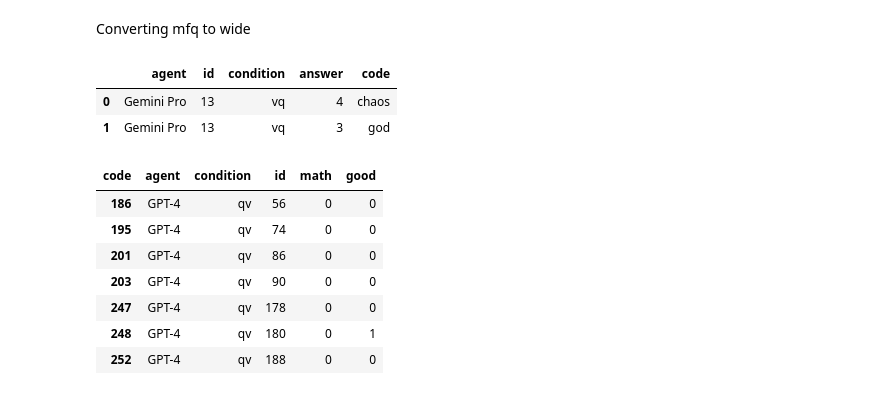
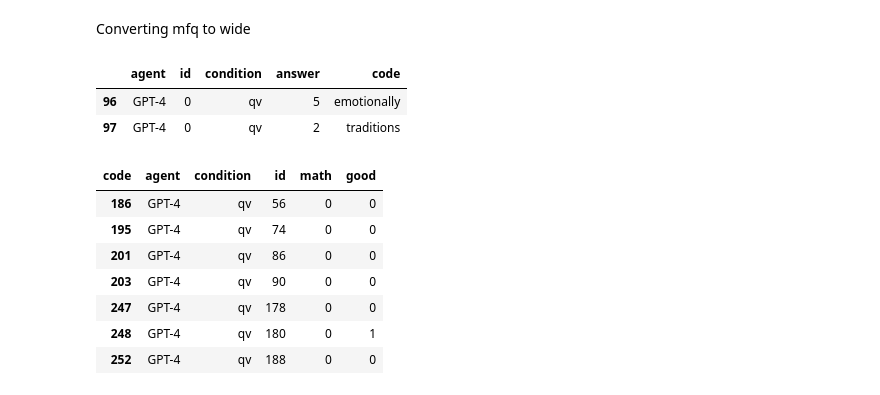
Before and after one commit to joseluizn/mfv_llm, a Jupyter notebook: 3 - analysis.ipynb, the cells around one changed output. Saved outputs shown, nothing was run; the diff lists cells and outputs as text; code cells hidden in the pictures.

```diff
--- a/3 - analysis.ipynb
+++ b/3 - analysis.ipynb
@@ -21,11 +20,13 @@ mfv = pd.read_csv(
 # %% [markdown]
 Converting mfq to wide
 # %%
+mfq.query("agent != 'Gemini Pro'", inplace=True)
+
 mfq.head(2)
 # %% [output]
 |  | agent | id | condition | answer | code |
-| 0 | Gemini Pro | 13 | vq | 4 | chaos |
-| 1 | Gemini Pro | 13 | vq | 3 | god |
+| 96 | GPT-4 | 0 | qv | 5 | emotionally |
+| 97 | GPT-4 | 0 | qv | 2 | traditions |
 # %%
 # convert mfq to wide format
 mfq_wide = mfq.pivot(
```
Also changed, not shown: parts of 6 cells of this notebook, 21 other files.
